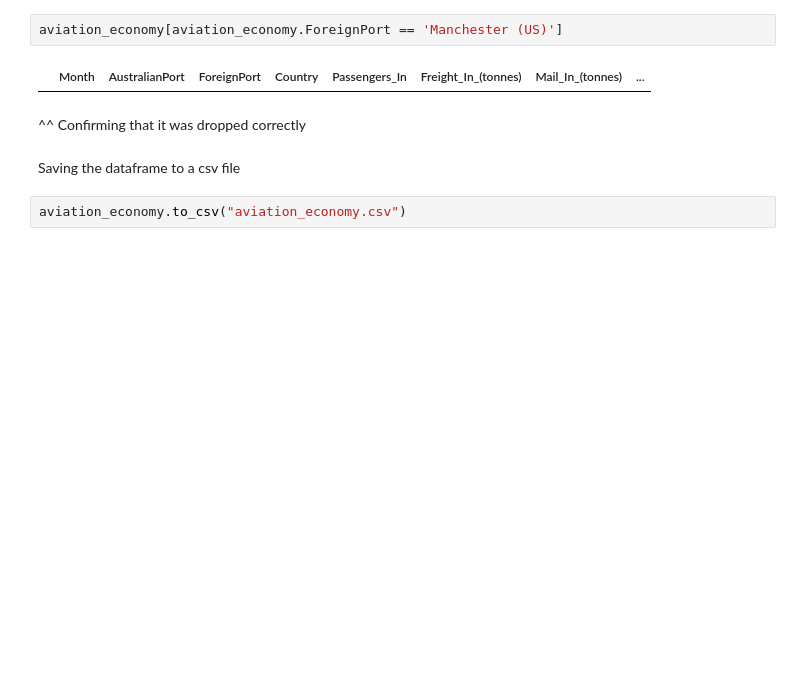
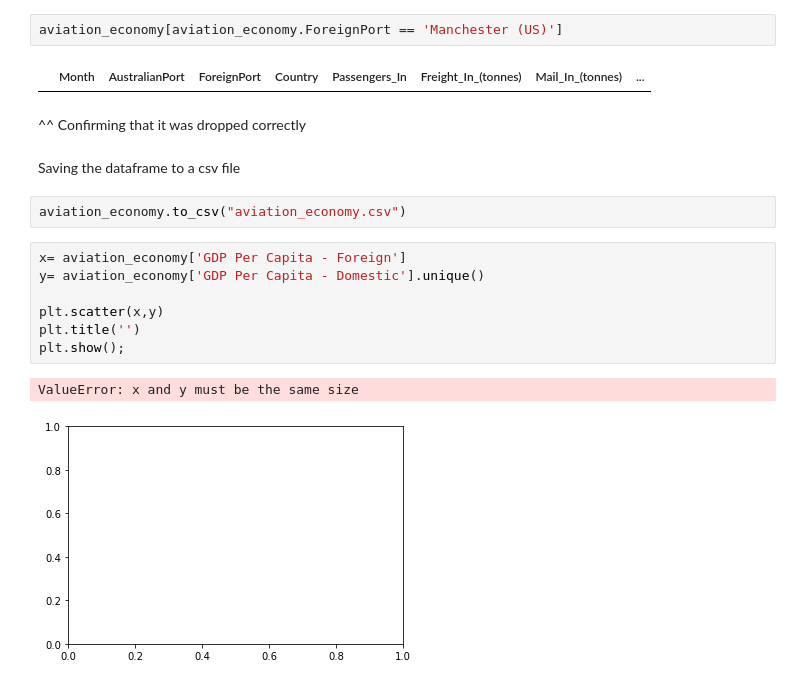
Before and after one commit to RobOrt17/australian_aviation_and_economy, a Jupyter notebook: aviation_and_economy.ipynb, the cells around one changed output. Drawn from its saved outputs; the diff is of its cells as text; blank space fills up the shorter version.

```diff
--- a/aviation_and_economy.ipynb
+++ b/aviation_and_economy.ipynb
@@ -349,3 +349,13 @@ aviation_economy[aviation_economy.ForeignPort == 'Manchester (US)']
 Saving the dataframe to a csv file
 # %%
 aviation_economy.to_csv("aviation_economy.csv")
+# %%
+x= aviation_economy['GDP Per Capita - Foreign']
+y= aviation_economy['GDP Per Capita - Domestic'].unique()
+
+plt.scatter(x,y)
+plt.title('')
+plt.show();
+# %% [output]
+ValueError: x and y must be the same size
+[figure, added]
```
Also changed, not shown: 1 other file.
